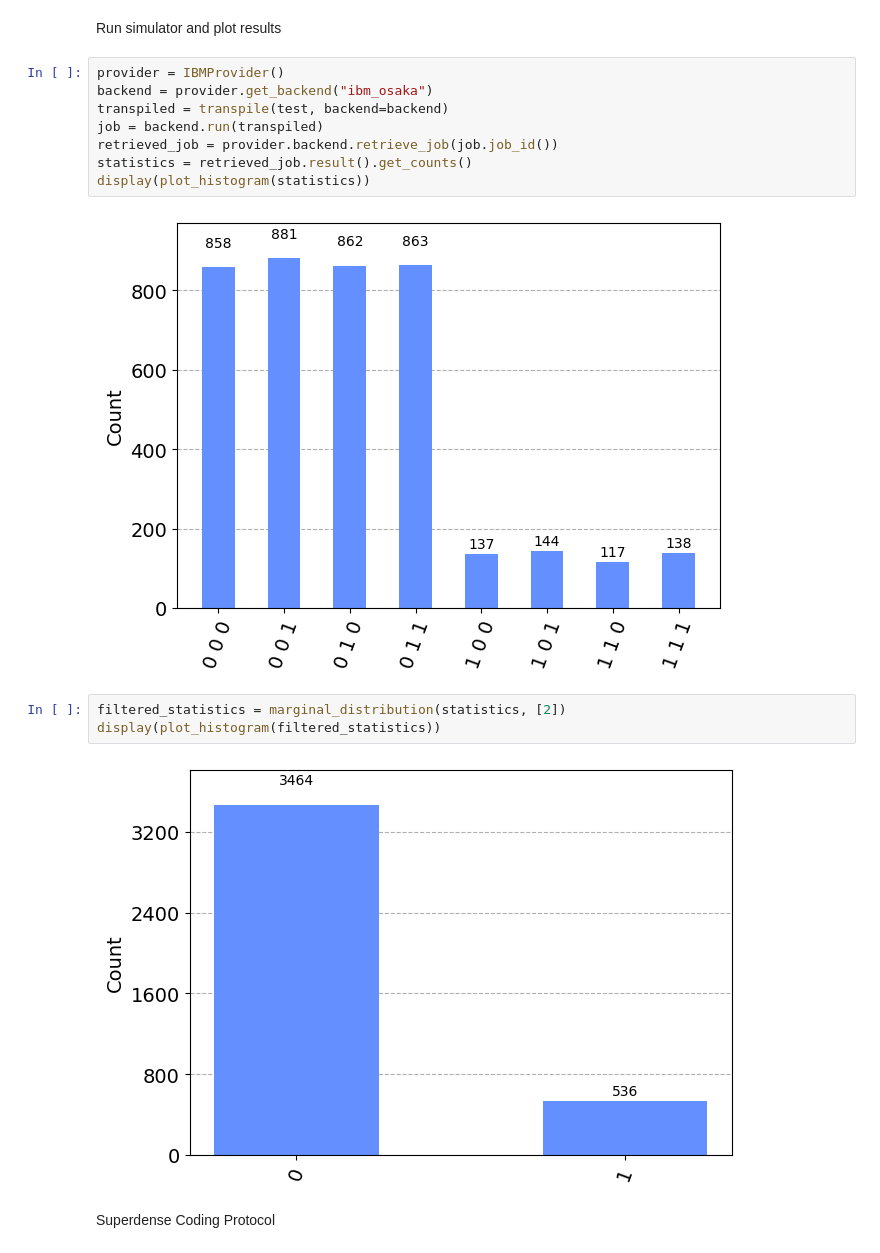
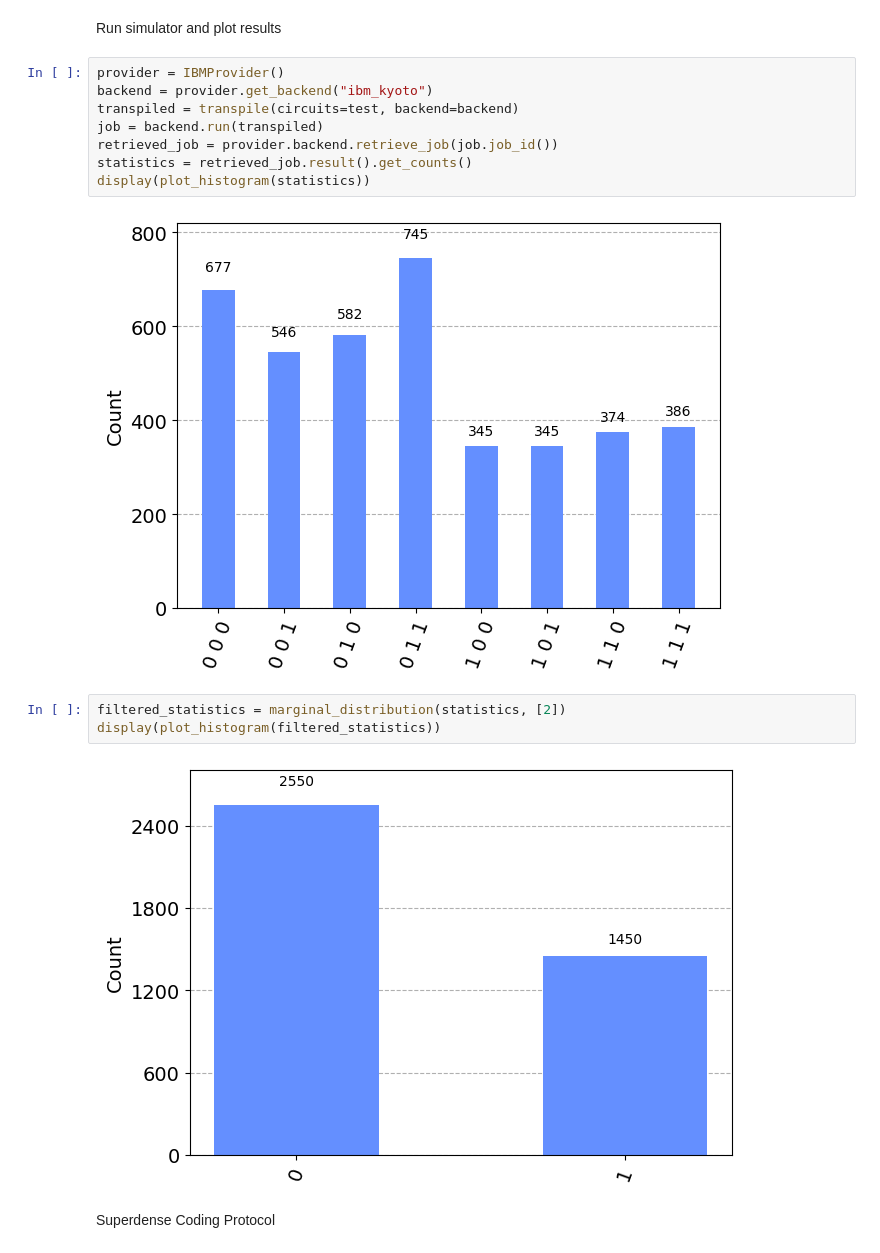
Before and after one commit to Ca1eb3/QiskitProjects, a Jupyter notebook: IBMQuantumLearning/BasicsOfQuantumInformation/EntanglementInAction.ipynb, the cells around one changed output. Cells and saved outputs as stored; diff of their text form.

```diff
--- a/IBMQuantumLearning/BasicsOfQuantumInformation/EntanglementInAction.ipynb
+++ b/IBMQuantumLearning/BasicsOfQuantumInformation/EntanglementInAction.ipynb
@@ -87,19 +87,19 @@ display(test.draw("mpl"))
 Run simulator and plot results
 # %%
 provider = IBMProvider()
-backend = provider.get_backend("ibm_osaka")
-transpiled = transpile(test, backend=backend)
+backend = provider.get_backend("ibm_kyoto")
+transpiled = transpile(circuits=test, backend=backend)
 job = backend.run(transpiled)
 retrieved_job = provider.backend.retrieve_job(job.job_id())
 statistics = retrieved_job.result().get_counts()
 display(plot_histogram(statistics))
 # %% [output]
-[figure, old version]
+[figure, new version]
 # %%
 filtered_statistics = marginal_distribution(statistics, [2])
 display(plot_histogram(filtered_statistics))
 # %% [output]
-[figure, old version]
+[figure, new version]
 # %% [markdown]
 Superdense Coding Protocol
 # %%
```
Also changed, not shown: parts of 10 cells of this notebook.
